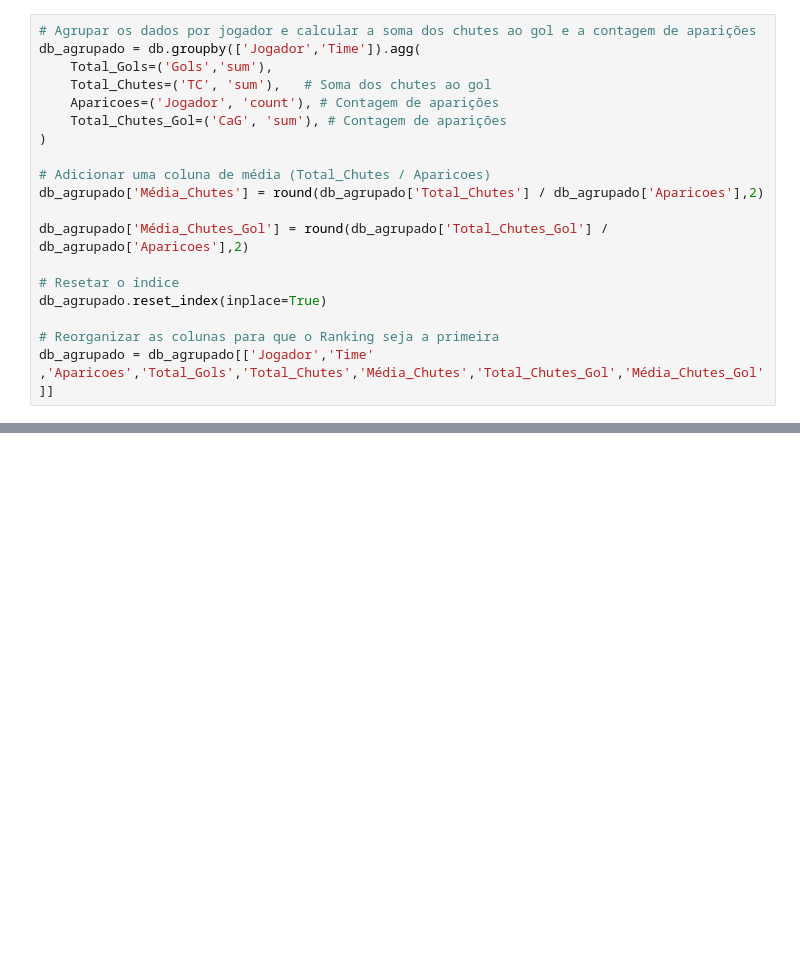
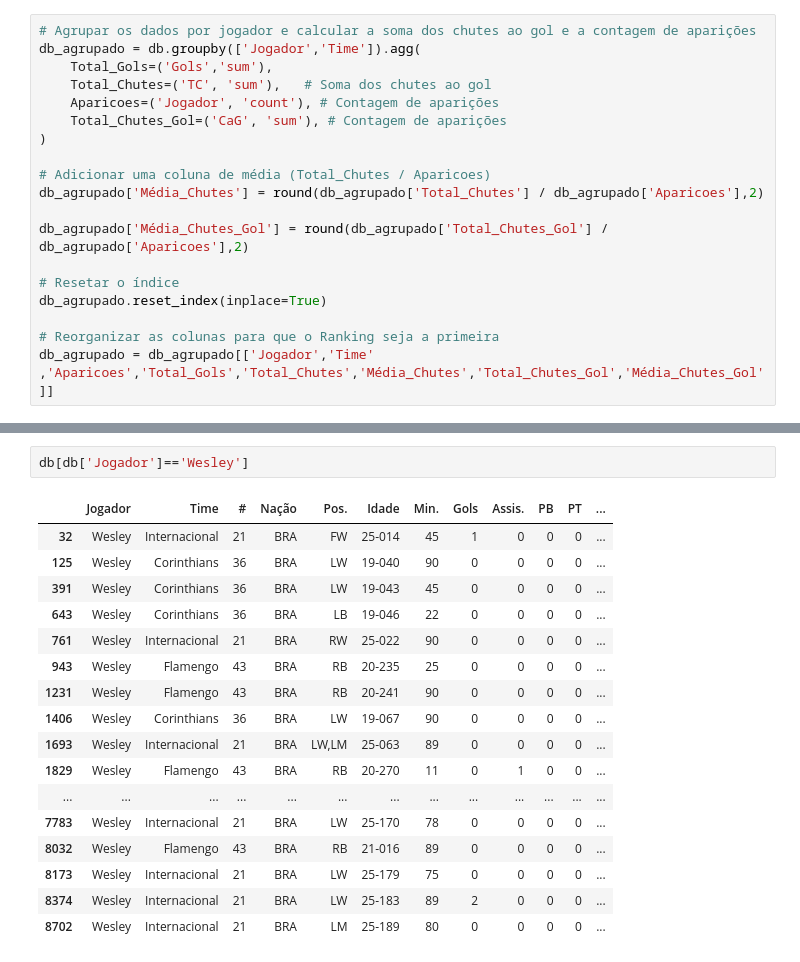
Before and after one commit to eduardopfbp/Brasileirao-PlayerStats, a Jupyter notebook: analise.ipynb, the cells around one changed output, grey strips where cells are left out. Cells and saved outputs as stored; diff of their text form; blank space fills up the shorter version.

```diff
--- a/analise.ipynb
+++ b/analise.ipynb
@@ -117,0 +118,20 @@ plt.show()
+# %%
+db[db['Jogador']=='Wesley']
+# %% [output]
+|  | Jogador | Time | # | Nação | Pos. | Idade | Min. | Gols | Assis. | PB | PT | ... |
+| 32 | Wesley | Internacional | 21 | BRA | FW | 25-014 | 45 | 1 | 0 | 0 | 0 | ... |
+| 125 | Wesley | Corinthians | 36 | BRA | LW | 19-040 | 90 | 0 | 0 | 0 | 0 | ... |
+| 391 | Wesley | Corinthians | 36 | BRA | LW | 19-043 | 45 | 0 | 0 | 0 | 0 | ... |
+| 643 | Wesley | Corinthians | 36 | BRA | LB | 19-046 | 22 | 0 | 0 | 0 | 0 | ... |
+| 761 | Wesley | Internacional | 21 | BRA | RW | 25-022 | 90 | 0 | 0 | 0 | 0 | ... |
+| 943 | Wesley | Flamengo | 43 | BRA | RB | 20-235 | 25 | 0 | 0 | 0 | 0 | ... |
+| 1231 | Wesley | Flamengo | 43 | BRA | RB | 20-241 | 90 | 0 | 0 | 0 | 0 | ... |
+| 1406 | Wesley | Corinthians | 36 | BRA | LW | 19-067 | 90 | 0 | 0 | 0 | 0 | ... |
+| 1693 | Wesley | Internacional | 21 | BRA | LW,LM | 25-063 | 89 | 0 | 0 | 0 | 0 | ... |
+| 1829 | Wesley | Flamengo | 43 | BRA | RB | 20-270 | 11 | 0 | 1 | 0 | 0 | ... |
+| ... | ... | ... | ... | ... | ... | ... | ... | ... | ... | ... | ... | ... |
+| 7783 | Wesley | Internacional | 21 | BRA | LW | 25-170 | 78 | 0 | 0 | 0 | 0 | ... |
+| 8032 | Wesley | Flamengo | 43 | BRA | RB | 21-016 | 89 | 0 | 0 | 0 | 0 | ... |
+| 8173 | Wesley | Internacional | 21 | BRA | LW | 25-179 | 75 | 0 | 0 | 0 | 0 | ... |
+| 8374 | Wesley | Internacional | 21 | BRA | LW | 25-183 | 89 | 2 | 0 | 0 | 0 | ... |
+| 8702 | Wesley | Internacional | 21 | BRA | LM | 25-189 | 80 | 0 | 0 | 0 | 0 | ... |
```
Also changed, not shown: parts of 4 cells of this notebook, 7 other files.
